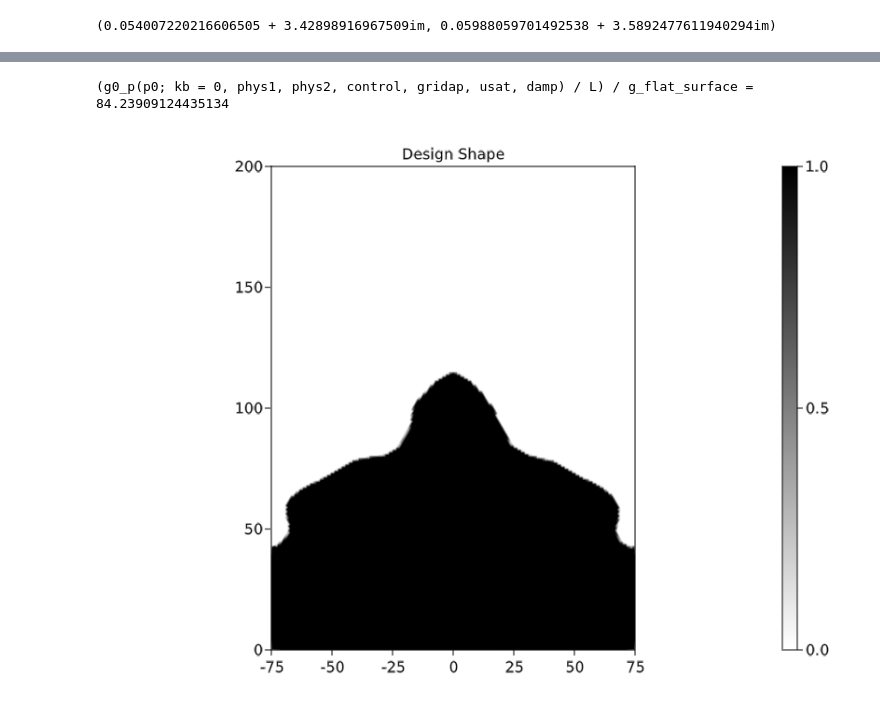
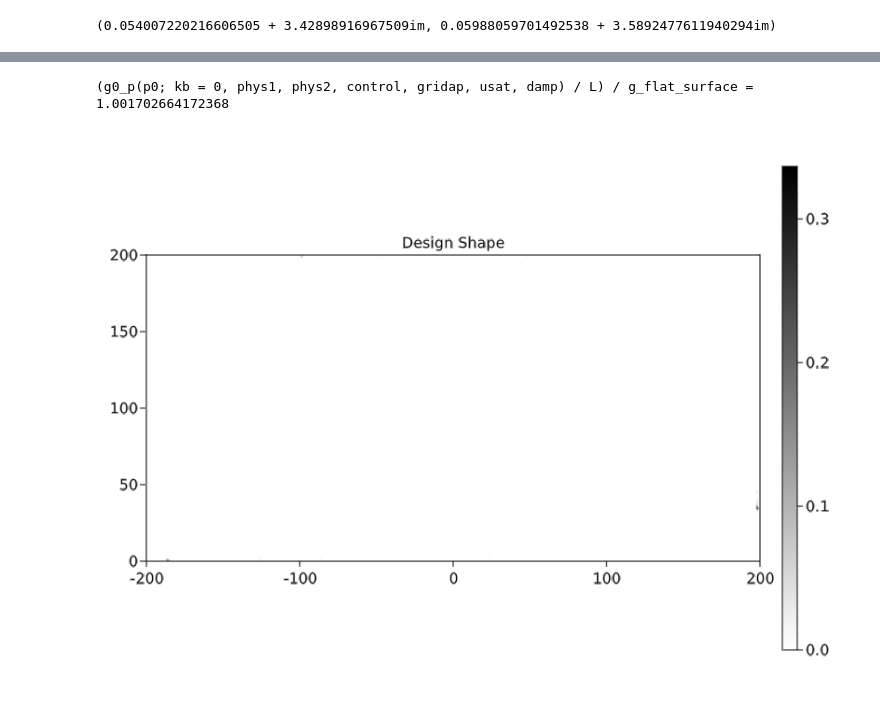
Before and after one commit to WenjieYao/RamanInFluid, a Jupyter notebook: Main.ipynb, the cells around one changed output, grey strips where cells are left out. Saved outputs shown, nothing was run; the diff lists cells and outputs as text; code cells hidden in the pictures.

```diff
--- a/Main.ipynb
+++ b/Main.ipynb
@@ -40,7 +40,7 @@ nm1,nm2
 # %%
 hr = (λ1+λ2)/nf/4          # Height of Raman molecule
 # Geometry parameters of the mesh
-L = 150           # Length of the normal region
+L = 400           # Length of the normal region
 hair = 500 + hr       # Height of the air region
 hs = 300 + hr         # Height of the source location in air
 ht = 200 + hr         # Height of the target location in air
@@ -311,35 +302,35 @@ if ImportFromFile
 #     p0[p0.>p_cutoff] .= 1.0
 else
     p0 = zeros(gridap.np)
 end
 
 kb = 0
-usat = Inf
-damp = 10
+usat = (20)^2/4
+damp = 10 / usat
 
 pf_vec = pf_p0(p0; control, gridap)
 pfh = FEFunction(gridap.FE_Pf, pf_vec)
 pth = (pf -> Threshold(pf; control)) ∘ pfh
 A1_mat = MatrixA(pth, kb; phys=phys1, control, gridap)
 b1_vec = assemble_vector(v->(∫(v)gridap.dΓ_s), gridap.FE_V)
 u1_vec = A1_mat \ b1_vec
 u1h = FEFunction(gridap.FE_U, u1_vec)
 
 A2_mat = MatrixA(pth, kb; phys=phys2, control, gridap)
 o_vec = VectorO(1, 1; gridap)
 v2_vec = A2_mat' \ o_vec
 v2h = FEFunction(gridap.FE_U, v2_vec)
 
 @show g0_p(p0; kb=0, phys1, phys2, control, gridap, usat, damp)/L/g_flat_surface
 
 fig, ax, plt = plot(gridap.Ω, pth, colormap = :binary)
 Colorbar(fig[1,2], plt)
 ax.aspect = AxisAspect(L/(hd))
 ax.title = "Design Shape"
 limits!(ax, -L/2, L/2, 0, hd)
 save("Results/shape.png", fig)
 fig
 # %% [output]
-(g0_p(p0; kb = 0, phys1, phys2, control, gridap, usat, damp) / L) / g_flat_surface = 84.23909124435134
+(g0_p(p0; kb = 0, phys1, phys2, control, gridap, usat, damp) / L) / g_flat_surface = 1.001702664172368
-[figure, old version]
+[figure, new version]
 # %%
```
Also changed, not shown: parts of 11 cells of this notebook, 37 other files.
